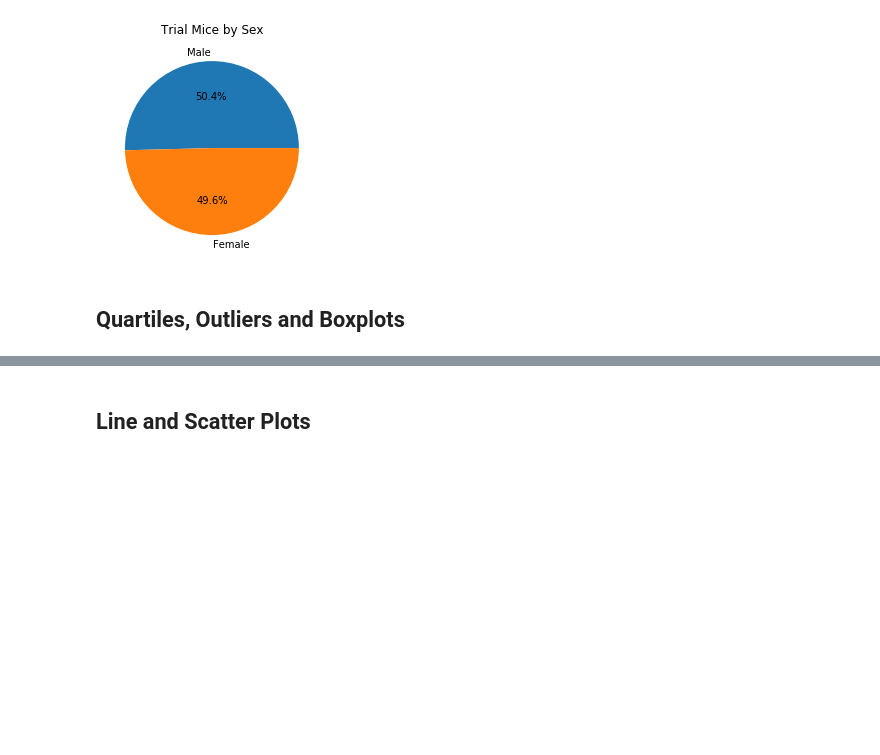
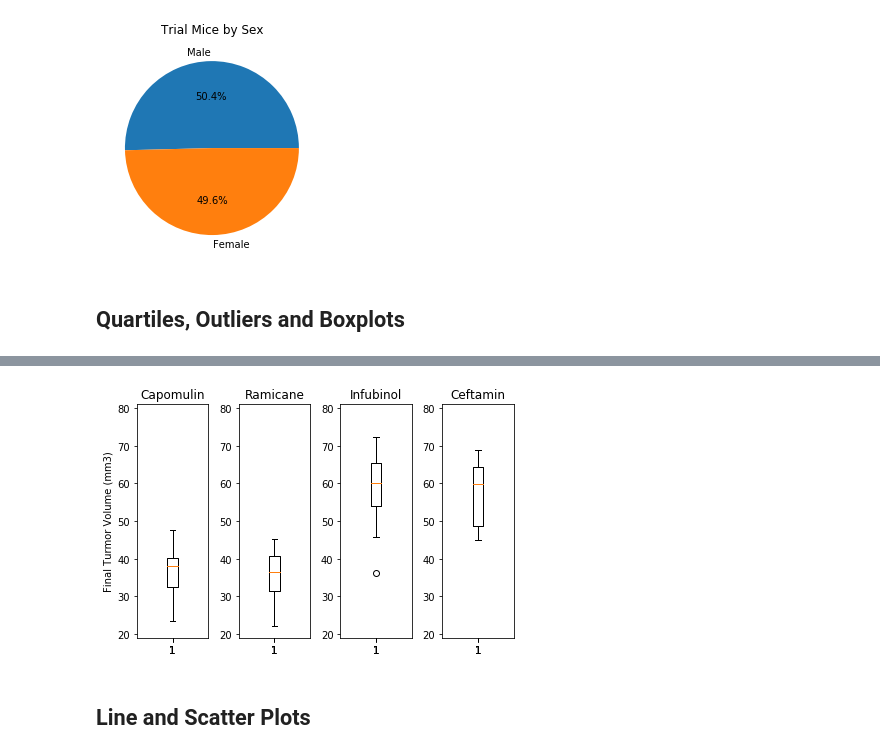
Before and after one commit to tkadamson/Matplotlib-Cancer-Trial-Plots, a Jupyter notebook: pymaceuticals.ipynb, the cells around one changed output, grey strips where cells are left out. Drawn from its saved outputs; the diff is of its cells as text; code cells hidden in the pictures; blank space fills up the shorter version.

Commit message:
Created box plots for each drug regimen from the previously created lists. Used 4 subplots using the same ylim to compare drug results

```diff
--- a/pymaceuticals.ipynb
+++ b/pymaceuticals.ipynb
@@ -267,3 +216,32 @@ for mouse in narrowed_mice:
+# %%
+# Generate a box plot of the final tumor volume of each mouse across four regimens of interest
+
+#Set up the subplots
+fig, (ax1, ax2, ax3, ax4) = plt.subplots(1 ,4, sharex=True)
+
+#Pass each drugs data to a different subplot
+#Include a ylim so that each drug is on the same scale
+
+ax1.set_title('Capomulin')
+ax1.set_ylabel('Final Turmor Volume (mm3)')
+ax1.boxplot(capomulin_data)
+ax1.set_ylim(19, 81)
+
+ax2.set_title('Ramicane')
+ax2.boxplot(ramicane_data)
+ax2.set_ylim(19, 81)
+
+ax3.set_title('Infubinol')
+ax3.boxplot(infubinol_data)
+ax3.set_ylim(19, 81)
+
+ax4.set_title('Ceftamin')
+ax4.boxplot(ceftamin_data)
+ax4.set_ylim(19, 81)
+
+plt.tight_layout()
+# %% [output]
+[figure, added]
 # %% [markdown]
 ## Line and Scatter Plots
 # %%
```
Also changed, not shown: parts of 5 cells of this notebook.
